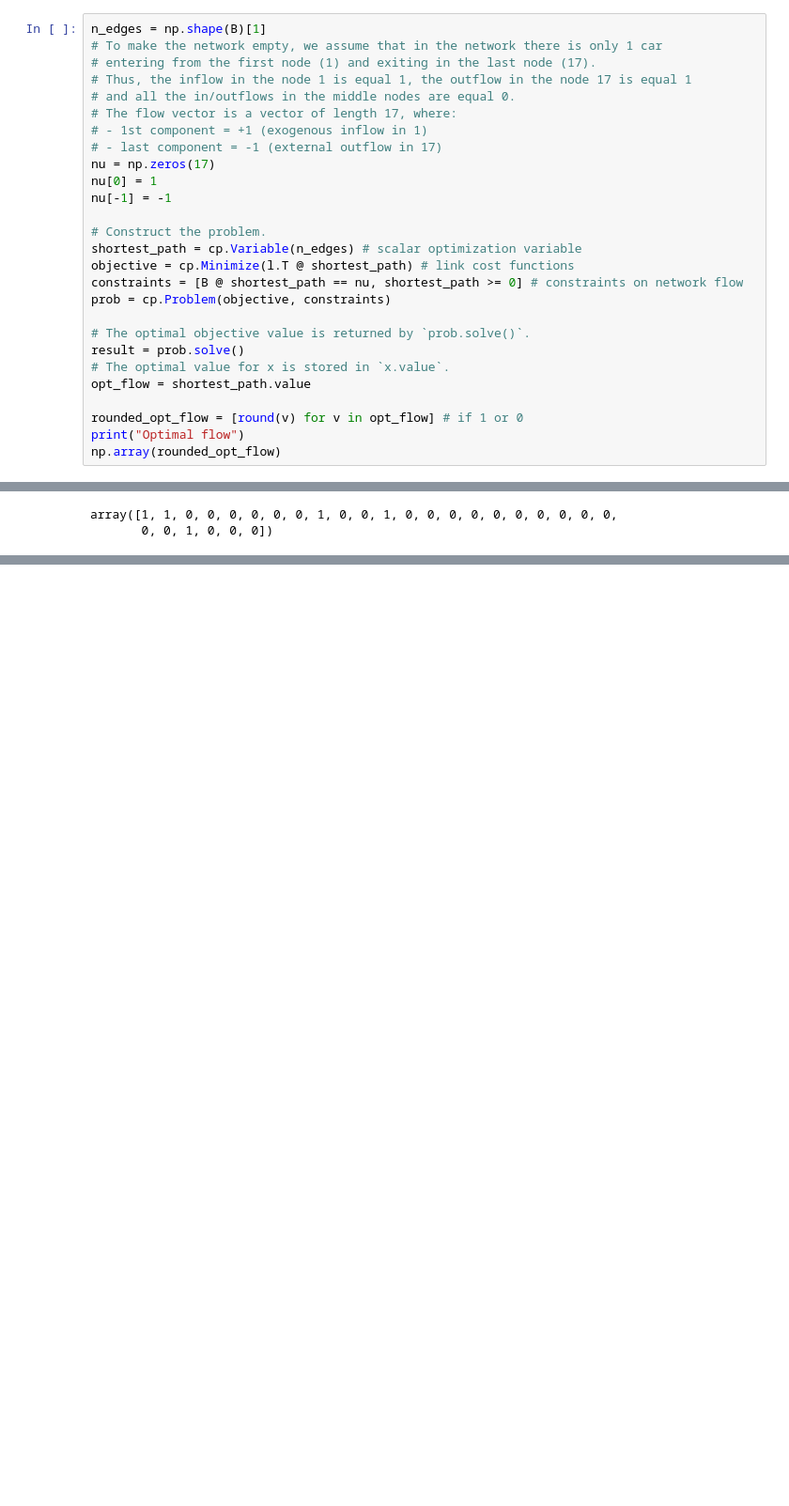
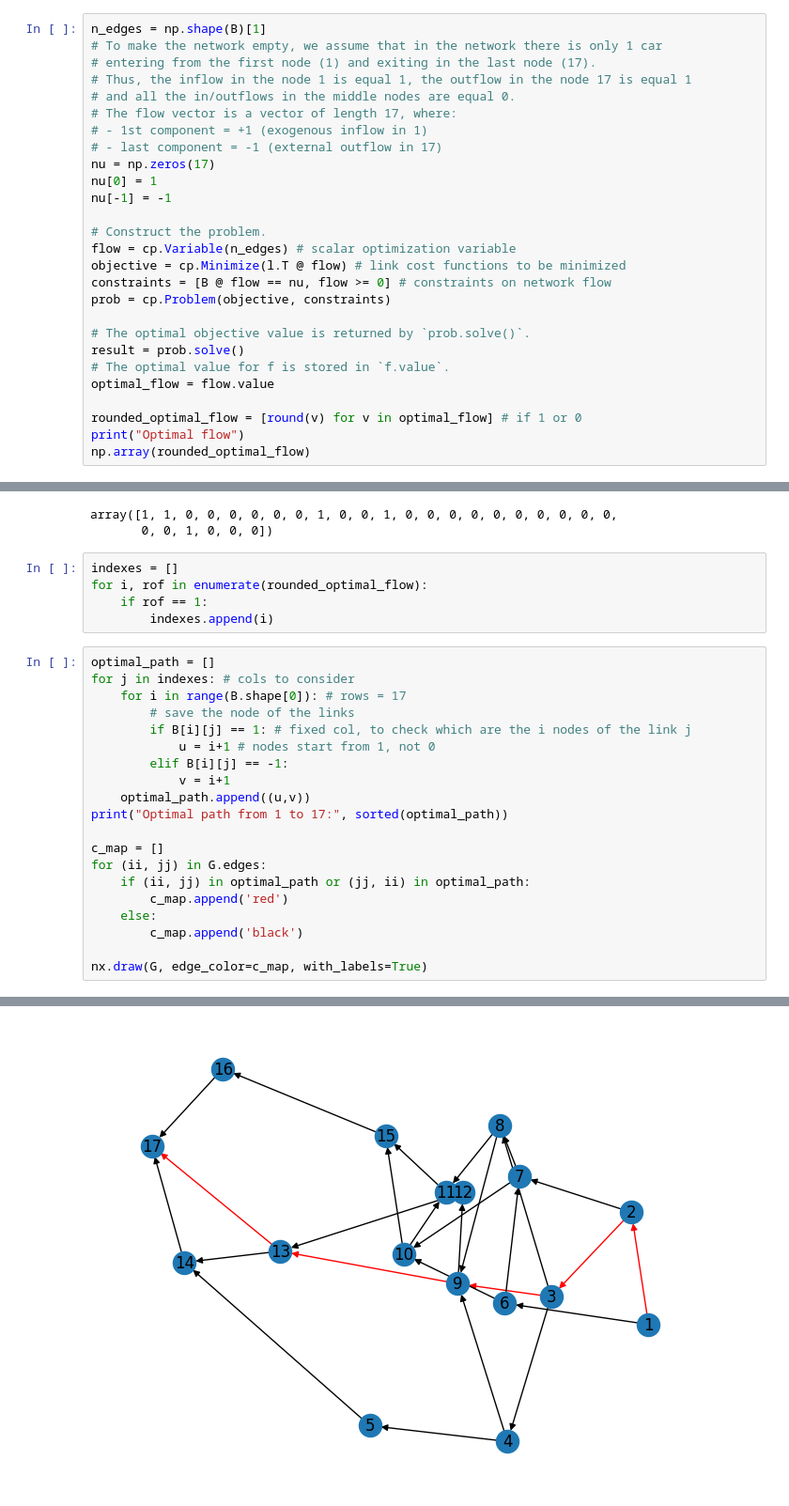
Before and after one commit to alecasel/Network-Dynamics-And-Learning, a Jupyter notebook: h1/Homework1.ipynb, the cells around one changed output, grey strips where cells are left out. Shown at 94% size. Saved outputs shown, nothing was run; the diff lists cells and outputs as text; blank space fills up the shorter version.

```diff
--- a/h1/Homework1.ipynb
+++ b/h1/Homework1.ipynb
@@ -486,20 +501,46 @@ nu[0] = 1
 nu[-1] = -1
 
 # Construct the problem.
-shortest_path = cp.Variable(n_edges) # scalar optimization variable
-objective = cp.Minimize(l.T @ shortest_path) # link cost functions
-constraints = [B @ shortest_path == nu, shortest_path >= 0] # constraints on network flow
+flow = cp.Variable(n_edges) # scalar optimization variable
+objective = cp.Minimize(l.T @ flow) # link cost functions to be minimized
+constraints = [B @ flow == nu, flow >= 0] # constraints on network flow
 prob = cp.Problem(objective, constraints)
 
 # The optimal objective value is returned by `prob.solve()`.
 result = prob.solve()
-# The optimal value for x is stored in `x.value`.
-opt_flow = shortest_path.value
+# The optimal value for f is stored in `f.value`.
+optimal_flow = flow.value
 
-rounded_opt_flow = [round(v) for v in opt_flow] # if 1 or 0
+rounded_optimal_flow = [round(v) for v in optimal_flow] # if 1 or 0
 print("Optimal flow")
-np.array(rounded_opt_flow)
+np.array(rounded_optimal_flow)
 # %% [output]
 Optimal flow
 array([1, 1, 0, 0, 0, 0, 0, 0, 1, 0, 0, 1, 0, 0, 0, 0, 0, 0, 0, 0, 0, 0,
        0, 0, 1, 0, 0, 0])
+# %%
+indexes = []
+for i, rof in enumerate(rounded_optimal_flow):
+    if rof == 1:
+        indexes.append(i)
+# %%
+optimal_path = []
+for j in indexes: # cols to consider
+    for i in range(B.shape[0]): # rows = 17
+        # save the node of the links
+        if B[i][j] == 1: # fixed col, to check which are the i nodes of the link j
+            u = i+1 # nodes start from 1, not 0
+        elif B[i][j] == -1:
+            v = i+1
+    optimal_path.append((u,v))
+print("Optimal path from 1 to 17:", sorted(optimal_path))
+
+c_map = []
+for (ii, jj) in G.edges:
+    if (ii, jj) in optimal_path or (jj, ii) in optimal_path:
+        c_map.append('red')
+    else:
+        c_map.append('black')
+
+nx.draw(G, edge_color=c_map, with_labels=True)
+# %% [output]
@@ -505,0 +548 @@ array([1, 1, 0, 0, 0, 0, 0, 0, 1, 0, 0, 1, 0, 0, 0, 0, 0, 0, 0, 0, 0, 0,
+[figure, added]
```
Also changed, not shown: parts of 31 cells of this notebook.
